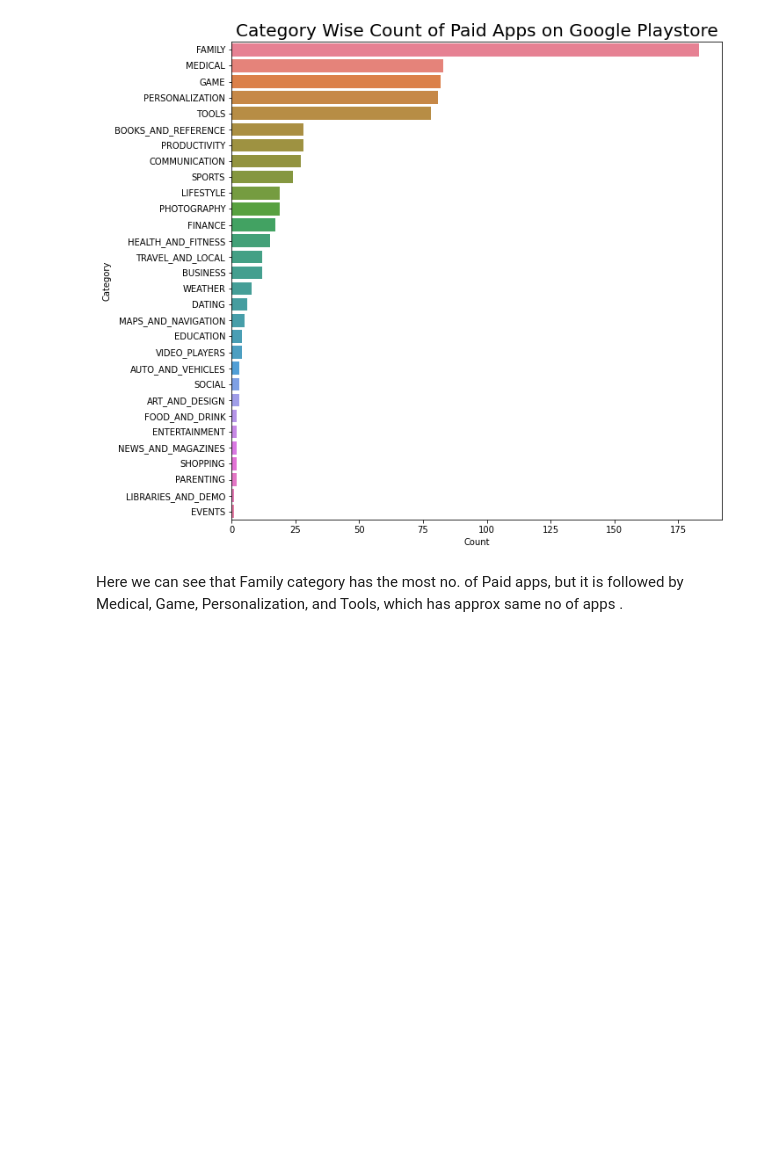
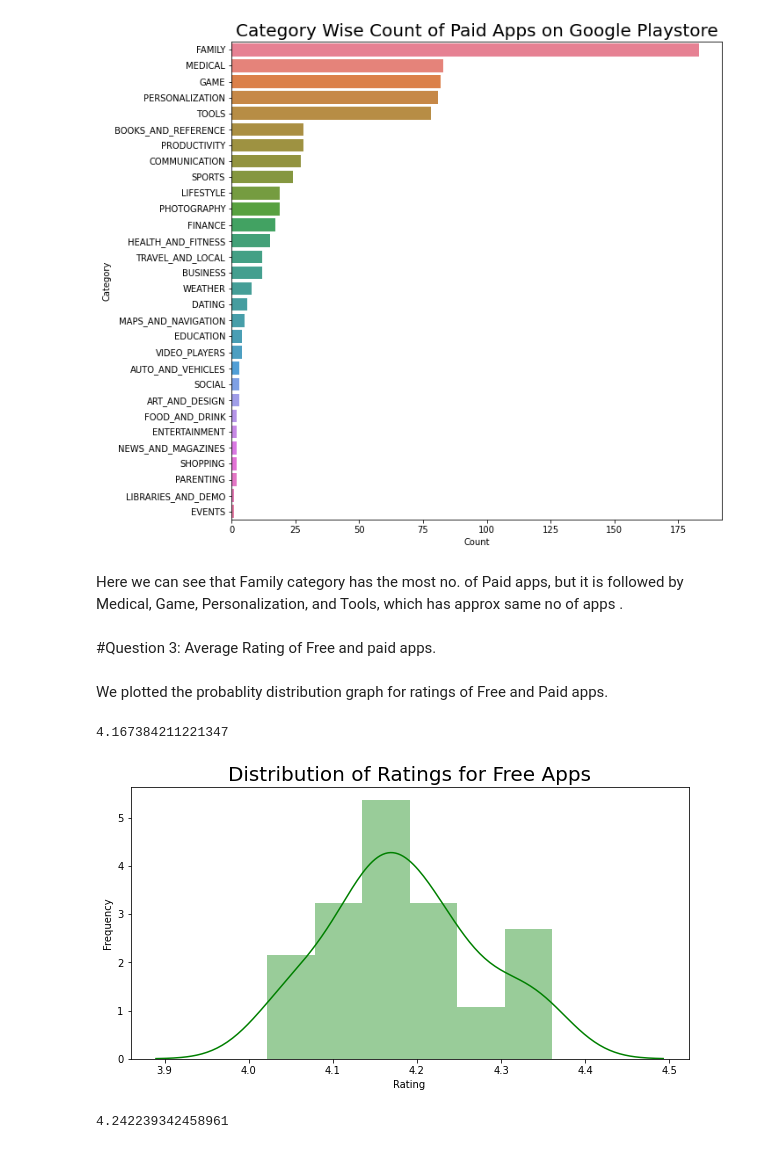
Before and after one commit to asadalam1/play_store_app_analysis, a Jupyter notebook: Play_Store_App_Review_Analysis_Capstone_Project.ipynb, the cells around one changed output. Cells and saved outputs as stored; diff of their text form; code cells hidden in the pictures; blank space fills up the shorter version.

```diff
--- a/Play_Store_App_Review_Analysis_Capstone_Project.ipynb
+++ b/Play_Store_App_Review_Analysis_Capstone_Project.ipynb
@@ -524,3 +524,29 @@ Text(0.5, 1.0, 'Category Wise Count of Paid Apps on Google Playstore')
 [figure]
 # %% [markdown]
 Here we can see that Family category has the most no. of Paid apps, but it is followed by Medical, Game, Personalization, and Tools, which has approx same no of apps .
+# %% [markdown]
+#Question 3: Average Rating of Free and paid apps.
+# %% [markdown]
+We plotted the probablity distribution graph for ratings of Free and Paid apps.
+# %%
+#For Free Apps
+free_apps_df['Rating'].mean()
+# %% [output]
+4.167384211221347
+# %%
+free_app_ratings_df = free_apps_df.groupby(['Category'])[['Rating']].mean()
+
+
+plt.figure(figsize=(10,5))
+g = sns.distplot(free_app_ratings_df.Rating, color="Green",hist=True)
+g.set_xlabel("Rating")
+g.set_ylabel("Frequency")
+plt.title('Distribution of Ratings for Free Apps',size = 20)
+plt.show()
+# %% [output]
+[figure, added]
+# %%
+#For paid apps
+paid_apps_df['Rating'].mean()
+# %% [output]
+4.242239342458961
```
Also changed, not shown: parts of 2 cells of this notebook.
